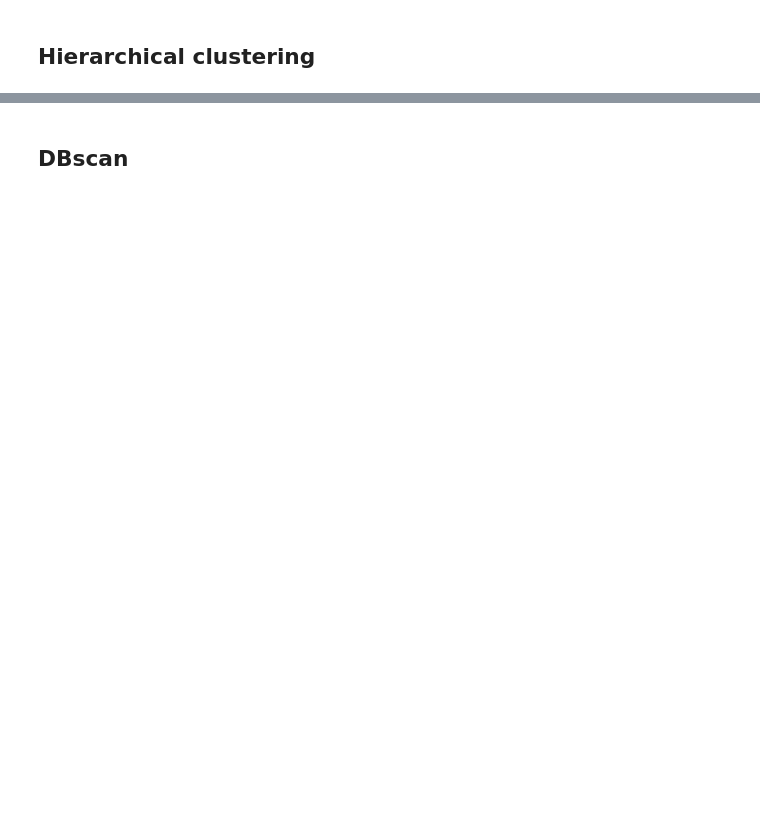
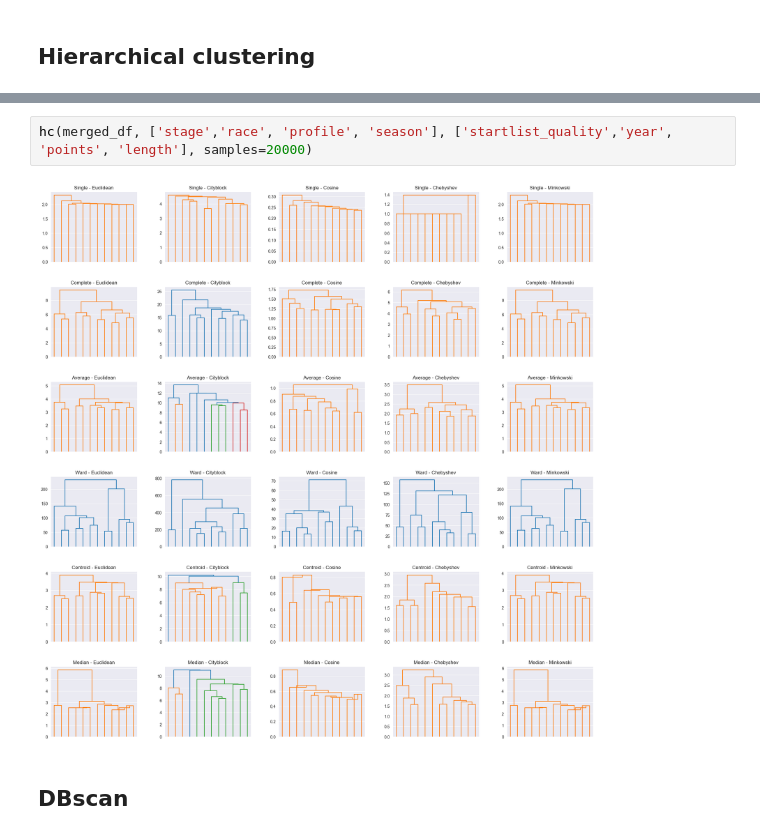
Before and after one commit to DiVitoTommaso/Cyclists-Races_Data-Mining, a Jupyter notebook: Clustering.ipynb, the cells around one changed output, grey strips where cells are left out. Drawn from its saved outputs; the diff is of its cells as text; blank space fills up the shorter version.

```diff
--- a/Clustering.ipynb
+++ b/Clustering.ipynb
@@ -78,2 +296,6 @@ from sklearn.cluster import KMeans
+# %%
+hc(merged_df, ['stage','race', 'profile', 'season'], ['startlist_quality','year', 'points', 'length'], samples=20000)
+# %% [output]
+[figure, added]
 # %% [markdown]
 ## DBscan
```
Also changed, not shown: parts of 23 cells of this notebook.
